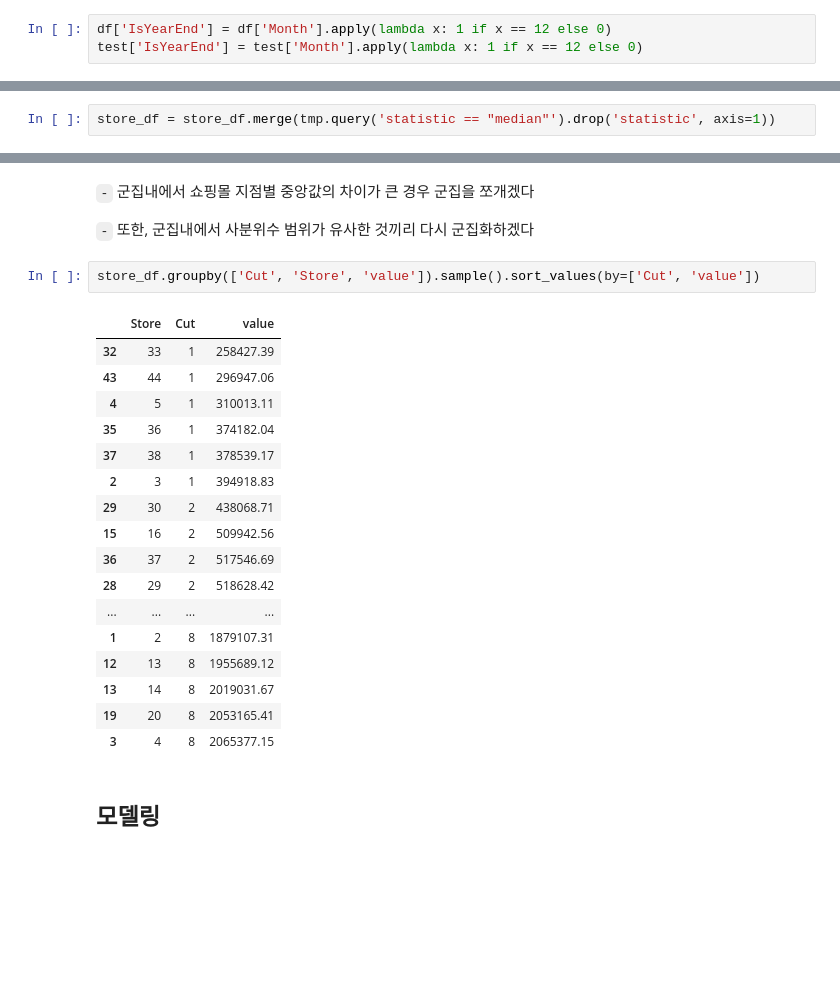
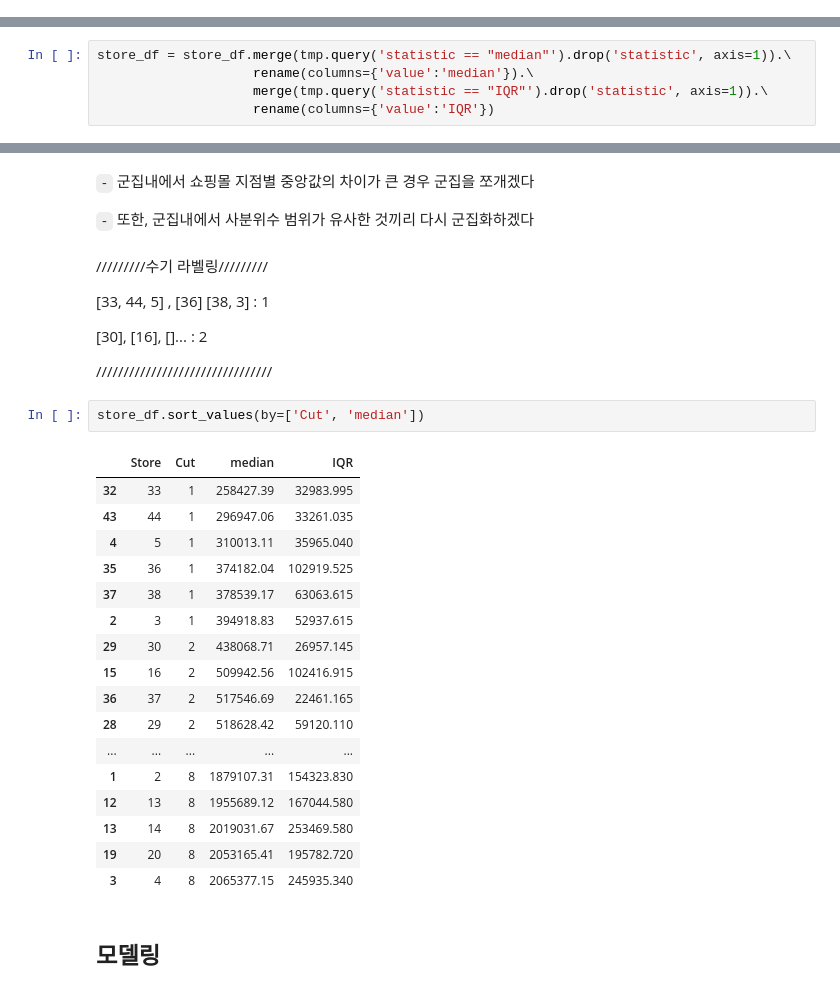
Before and after one commit to Jaesu26/Dacon-Basic, a Jupyter notebook: 쇼핑몰지점별-매출액-예측/쇼핑몰지점별-매출액-EDA모델링/쇼핑몰지점별-매출액-모델링.ipynb, the cells around one changed output, grey strips where cells are left out. Cells and saved outputs as stored; diff of their text form; blank space fills up the shorter version.

```diff
--- a/쇼핑몰지점별-매출액-예측/쇼핑몰지점별-매출액-EDA모델링/쇼핑몰지점별-매출액-모델링.ipynb
+++ b/쇼핑몰지점별-매출액-예측/쇼핑몰지점별-매출액-EDA모델링/쇼핑몰지점별-매출액-모델링.ipynb
@@ -66,6 +64,3 @@ test['Promotion_Cost'] = test[['Promotion1', 'Promotion2', 'Promotion3', 'Promot
-# %%
-df['IsYearEnd'] = df['Month'].apply(lambda x: 1 if x == 12 else 0)
-test['IsYearEnd'] = test['Month'].apply(lambda x: 1 if x == 12 else 0)
 # %%
 df.head()
 # %% [output]
@@ -123,33 +118,44 @@ store_df = pd.DataFrame(data=range(1, 46), columns=['Store'])
 # %%
 store_df['Cut'] = cuts
 # %%
-store_df = store_df.merge(tmp.query('statistic == "median"').drop('statistic', axis=1))
+store_df = store_df.merge(tmp.query('statistic == "median"').drop('statistic', axis=1)).\
+                    rename(columns={'value':'median'}).\
+                    merge(tmp.query('statistic == "IQR"').drop('statistic', axis=1)).\
+                    rename(columns={'value':'IQR'})
 # %% [markdown]
 - 사후처리
 # %% [markdown]
 `-` 군집내에서 쇼핑몰 지점별 중앙값의 차이가 큰 경우 군집을 쪼개겠다
 
 `-` 또한, 군집내에서 사분위수 범위가 유사한 것끼리 다시 군집화하겠다
+# %% [markdown]
+/////////수기 라벨링/////////
+
+[33, 44, 5] , [36] [38, 3] : 1
+
+[30], [16], []... : 2
+
+////////////////////////////////
 # %%
-store_df.groupby(['Cut', 'Store', 'value']).sample().sort_values(by=['Cut', 'value'])
+store_df.sort_values(by=['Cut', 'median'])
 # %% [output]
-|  | Store | Cut | value |
-| 32 | 33 | 1 | 258427.39 |
-| 43 | 44 | 1 | 296947.06 |
-| 4 | 5 | 1 | 310013.11 |
-| 35 | 36 | 1 | 374182.04 |
-| 37 | 38 | 1 | 378539.17 |
-| 2 | 3 | 1 | 394918.83 |
-| 29 | 30 | 2 | 438068.71 |
-| 15 | 16 | 2 | 509942.56 |
-| 36 | 37 | 2 | 517546.69 |
-| 28 | 29 | 2 | 518628.42 |
-| ... | ... | ... | ... |
-| 1 | 2 | 8 | 1879107.31 |
-| 12 | 13 | 8 | 1955689.12 |
-| 13 | 14 | 8 | 2019031.67 |
-| 19 | 20 | 8 | 2053165.41 |
-| 3 | 4 | 8 | 2065377.15 |
+|  | Store | Cut | median | IQR |
+| 32 | 33 | 1 | 258427.39 | 32983.995 |
+| 43 | 44 | 1 | 296947.06 | 33261.035 |
+| 4 | 5 | 1 | 310013.11 | 35965.040 |
+| 35 | 36 | 1 | 374182.04 | 102919.525 |
+| 37 | 38 | 1 | 378539.17 | 63063.615 |
+| 2 | 3 | 1 | 394918.83 | 52937.615 |
+| 29 | 30 | 2 | 438068.71 | 26957.145 |
+| 15 | 16 | 2 | 509942.56 | 102416.915 |
+| 36 | 37 | 2 | 517546.69 | 22461.165 |
+| 28 | 29 | 2 | 518628.42 | 59120.110 |
+| ... | ... | ... | ... | ... |
+| 1 | 2 | 8 | 1879107.31 | 154323.830 |
+| 12 | 13 | 8 | 1955689.12 | 167044.580 |
+| 13 | 14 | 8 | 2019031.67 | 253469.580 |
+| 19 | 20 | 8 | 2053165.41 | 195782.720 |
+| 3 | 4 | 8 | 2065377.15 | 245935.340 |
 # %% [markdown]
 ## 모델링
 # %%
```
Also changed, not shown: parts of 41 cells of this notebook.
